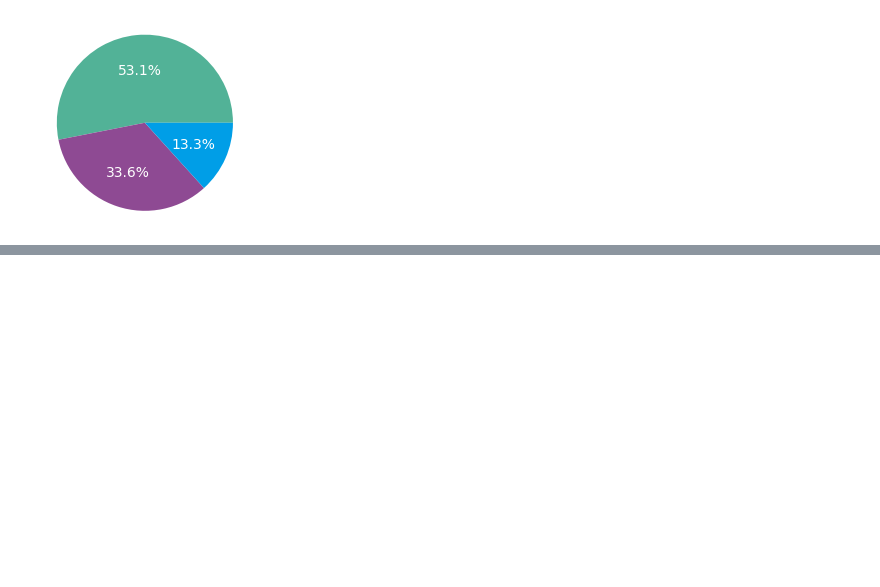
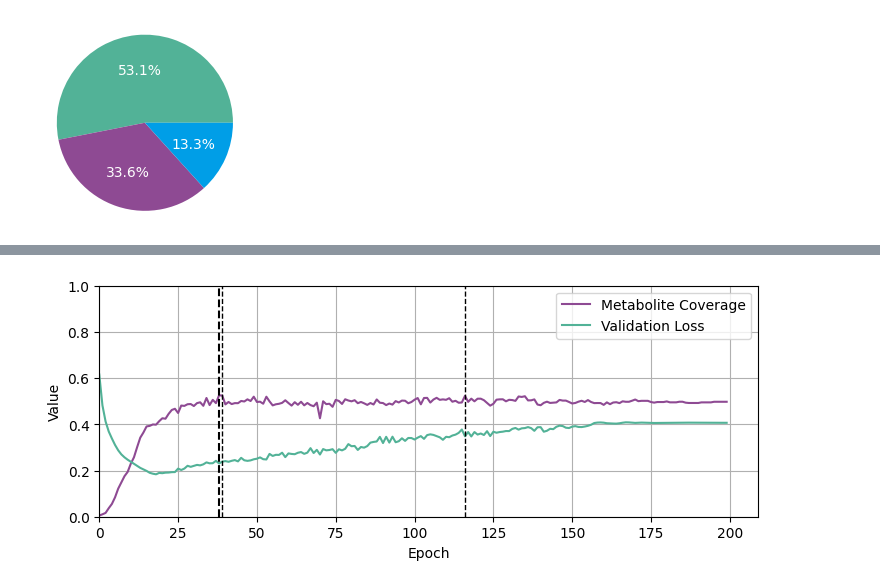
Before and after one commit to tsofiac/LAGOM, a Jupyter notebook: for_article/data_analysis_plots_article.ipynb, the cells around one changed output, grey strips where cells are left out. Cells and saved outputs as stored; diff of their text form; code cells hidden in the pictures; blank space fills up the shorter version.

```diff
--- a/for_article/data_analysis_plots_article.ipynb
+++ b/for_article/data_analysis_plots_article.ipynb
@@ -413,3 +484,45 @@ plot_metrics_report(file, 'metrics_base_rand') #epoch 52
+# %%
+def plot_metrics_report(csv_file_path, save_figure):
+    import pandas as pd
+    import matplotlib.pyplot as plt
+    import os
+
+    data = pd.read_csv(csv_file_path, sep='\t')
+
+    colour_scheme = ['#52B297', '#8E4A93', '#009EE7', '#EF766E']
+
+    epoch = data['epoch']
+    metabolite_coverage_score = data['metabolite_coverage_score']
+    validation_loss = data['validation_loss']
+
+    plt.figure(figsize=(8.5, 3))
+
+    plt.plot(epoch, metabolite_coverage_score, label='Metabolite Coverage', color=colour_scheme[1])
+    plt.plot(epoch, validation_loss, label='Validation Loss', color=colour_scheme[0])
+
+    # Add vertical dashed lines
+    plt.axvline(x=38, color='k', linestyle='--', linewidth=1.5)
+    for e in [39, 116]:
+        plt.axvline(x=e, color='k', linestyle='--', linewidth=1)  # 'k' for black
+
+    plt.xlabel('Epoch')
+    plt.ylabel('Value')
+    plt.legend()
+    plt.grid(True)
+    plt.ylim(0, 1)
+
+    plt.xlim(left = 0)
+
+    if save_figure is not None:
+        os.makedirs('figures', exist_ok=True)
+        plt.savefig(f'figures/{save_figure}.pdf', format='pdf', bbox_inches='tight')
+
+    plt.show()
+
+file = '../for_article_fine-tune_metrics/chemf_base_0_logged_train_metrics.csv'
+plot_metrics_report(file, 'metrics_chemf_0_dashed')
+# %% [output]
+[figure, added]
 # %%
 # --- 0. Font size parameter ---
 fsize = 14
```
Also changed, not shown: parts of 7 cells of this notebook.
